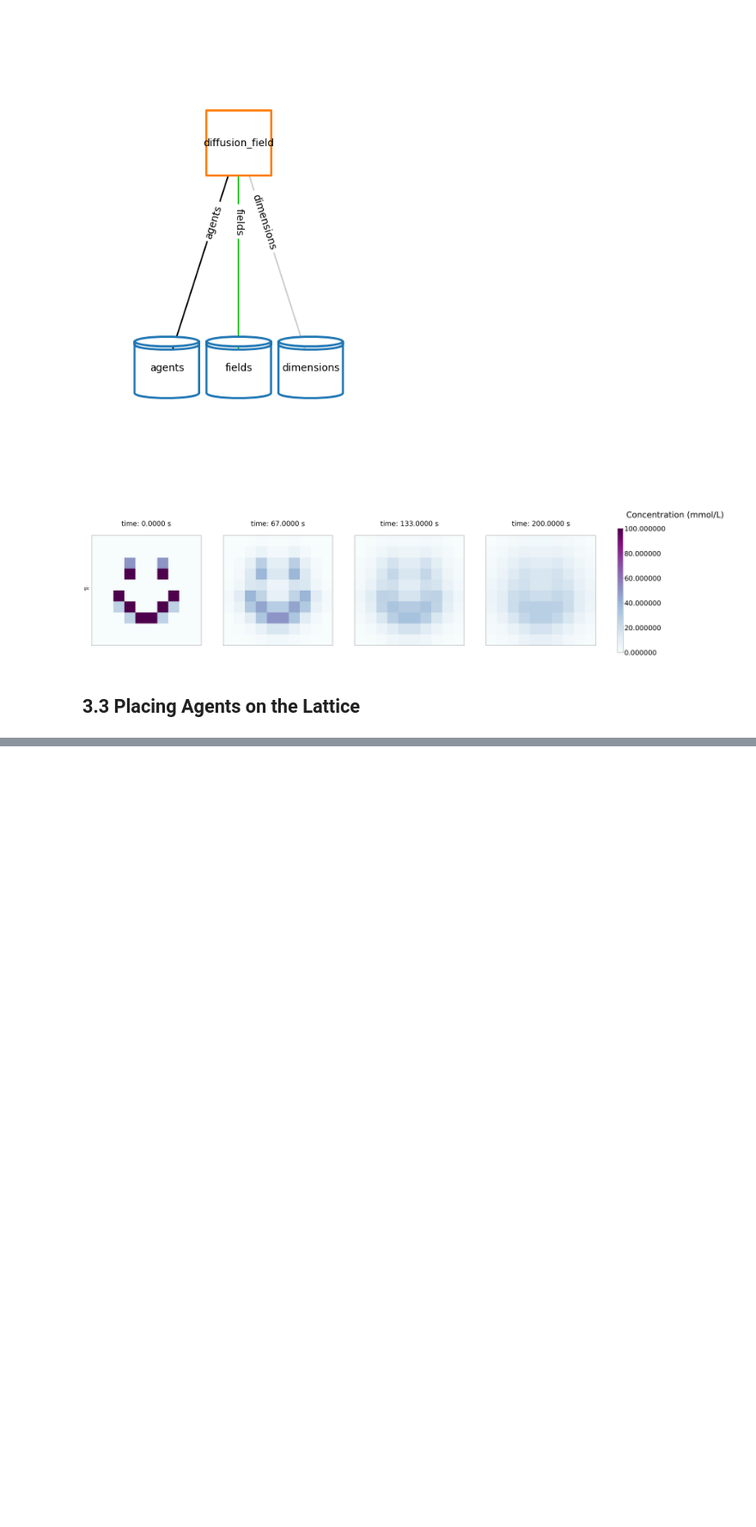
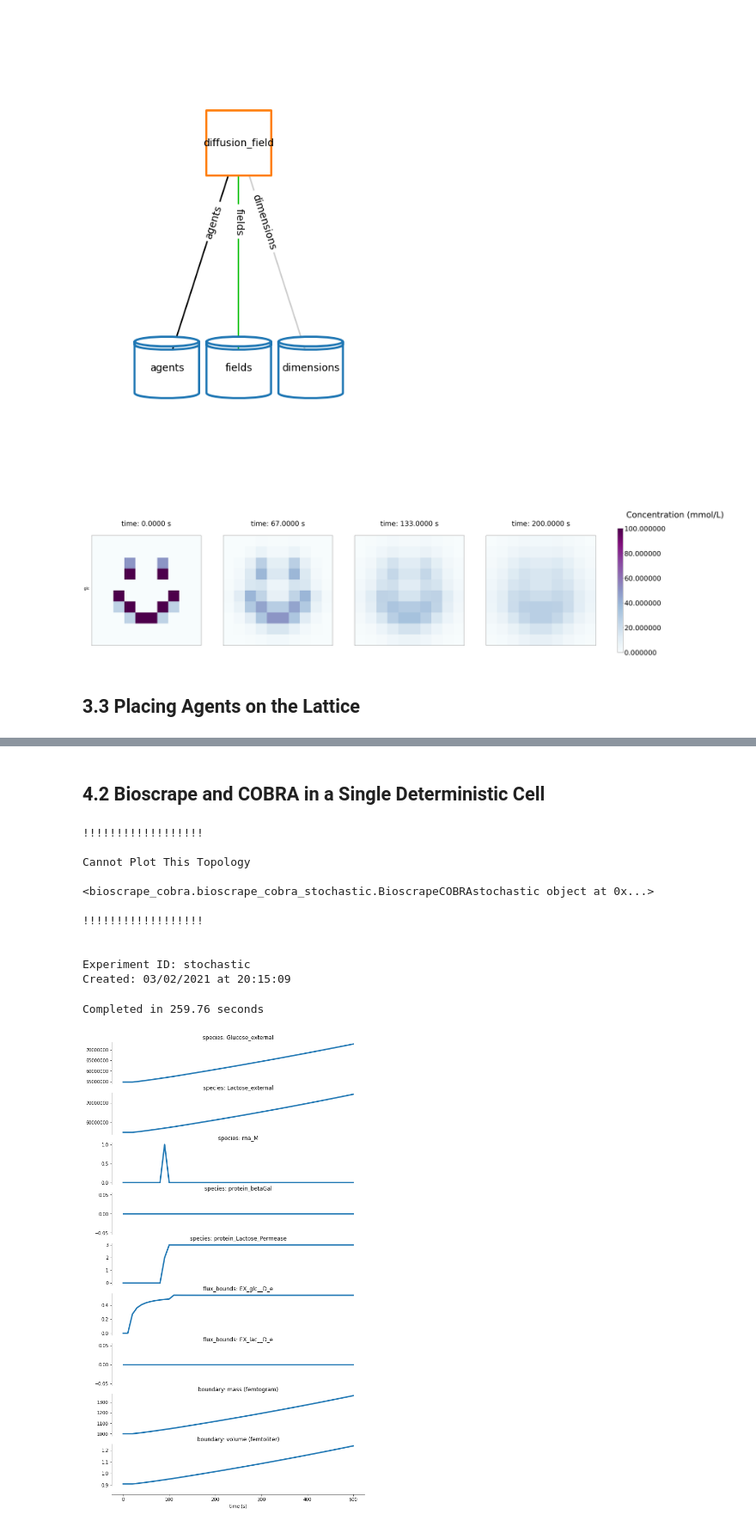
Before and after one commit to vivarium-collective/vivarium-notebooks, a Jupyter notebook: notebooks/VivariumLacOperonNotebook.ipynb, the cells around one changed output, grey strips where cells are left out. Shown at 86% size. Cells and saved outputs as stored; diff of their text form; code cells hidden in the pictures; blank space fills up the shorter version.

Commit message:
parallelization kinda works and stochasticity has issues

```diff
--- a/notebooks/VivariumLacOperonNotebook.ipynb
+++ b/notebooks/VivariumLacOperonNotebook.ipynb
@@ -262,0 +280,41 @@ Cannot Plot This Topology
+# %% [markdown]
+## 4.2 Bioscrape and COBRA in a Single Deterministic Cell
+# %%
+from bioscrape_cobra.bioscrape_cobra_stochastic import BioscrapeCOBRAstochastic
+from bioscrape_cobra.simulate import get_bioscrape_cobra_config, simulate_bioscrape_cobra, plot_variables_list_stochastic
+from bioscrape_cobra.plot import plot_single
+from vivarium.plots.topology import plot_topology
+
+from bioscrape_cobra import helper
+
+# Show full topology here
+#TODO wrap this so I can get the Composite before simulating
+bsc_stoch_composite = BioscrapeCOBRAstochastic(get_bioscrape_cobra_config())
+
+try:
+    fig_topology = plot_topology(bsc_stoch_composite)
+except KeyError:
+    print(f"!!!!!!!!!!!!!!!!!!\n\nCannot Plot This Topology\n\n{bsc_stoch_composite}\n\n!!!!!!!!!!!!!!!!!!\n")
+
+#Simulate
+biocobra_data = simulate_bioscrape_cobra(
+    initial_glucose=1e2, #counts
+    initial_lactose=1e2, #counts
+    total_time = 500,
+    output_type='timeseries',
+    stochastic = True)
+fig_data = plot_single(biocobra_data, variables = plot_variables_list_stochastic)
+# %% [output]
+!!!!!!!!!!!!!!!!!!
+
+Cannot Plot This Topology
+
+<bioscrape_cobra.bioscrape_cobra_stochastic.BioscrapeCOBRAstochastic object at 0x...>
+
+!!!!!!!!!!!!!!!!!!
+
+
+Experiment ID: stochastic
+Created: 03/02/2021 at 20:15:09
+Completed in 259.76 seconds
+[figure, added]
```
Also changed, not shown: parts of 17 cells of this notebook, 6 other files.
